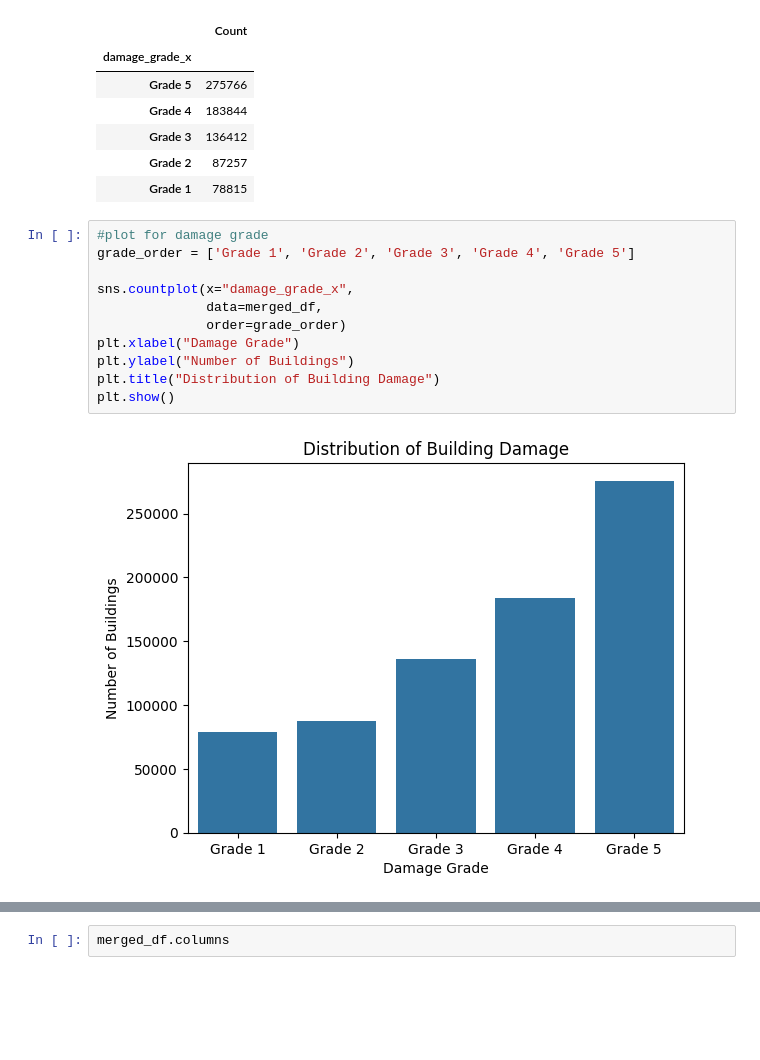
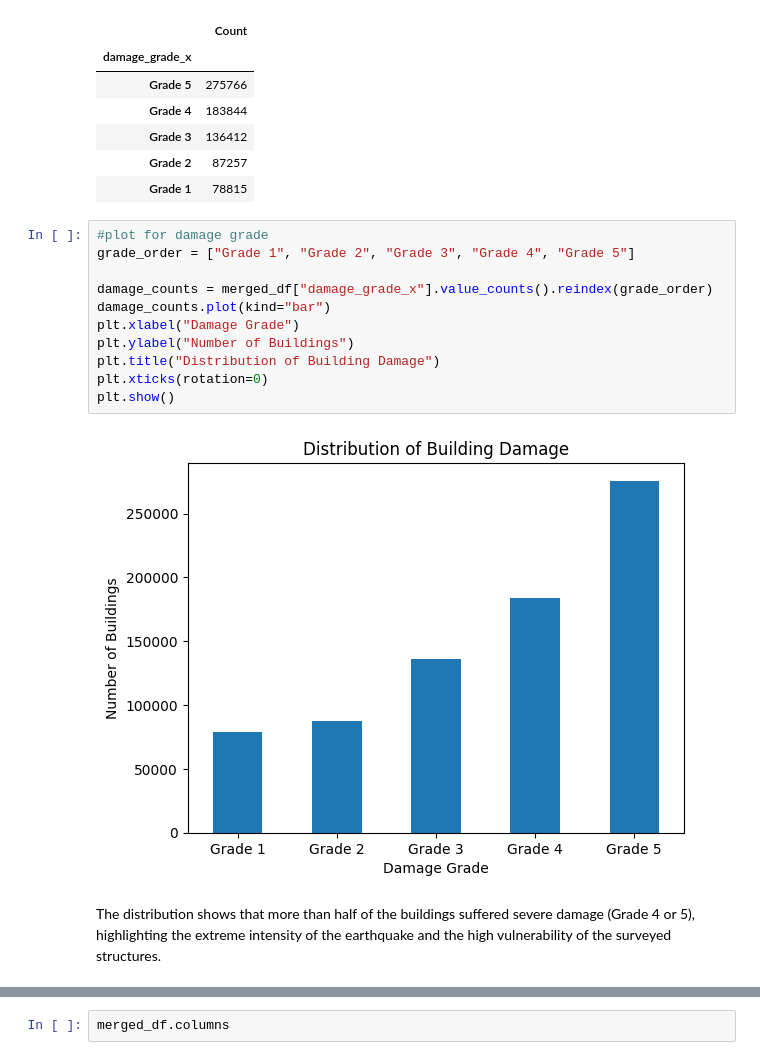
Before and after one commit to jfrancinel/building-damage-eda, a Jupyter notebook: eda.ipynb, the cells around one changed output, grey strips where cells are left out. Drawn from its saved outputs; the diff is of its cells as text; blank space fills up the shorter version.

```diff
--- a/eda.ipynb
+++ b/eda.ipynb
@@ -74,14 +102,16 @@ damage_df.head()
 | Grade 1 | 78815 |
 # %%
 #plot for damage grade
-grade_order = ['Grade 1', 'Grade 2', 'Grade 3', 'Grade 4', 'Grade 5']
+grade_order = ["Grade 1", "Grade 2", "Grade 3", "Grade 4", "Grade 5"]
 
-sns.countplot(x="damage_grade_x",
-              data=merged_df,
-              order=grade_order)
+damage_counts = merged_df["damage_grade_x"].value_counts().reindex(grade_order)
+damage_counts.plot(kind="bar")
 plt.xlabel("Damage Grade")
 plt.ylabel("Number of Buildings")
 plt.title("Distribution of Building Damage")
+plt.xticks(rotation=0)
 plt.show()
 # %% [output]
-[figure, old version]
+[figure, new version]
+# %% [markdown]
+The distribution shows that more than half of the buildings suffered severe damage (Grade 4 or 5), highlighting the extreme intensity of the earthquake and the high vulnerability of the surveyed structures.
```
Also changed, not shown: parts of 27 cells of this notebook.
